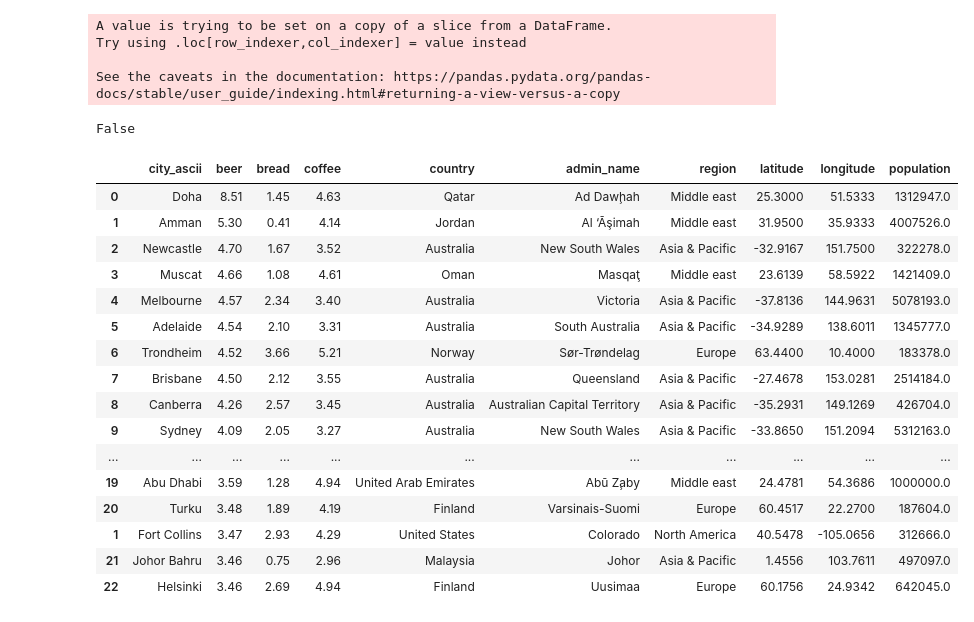
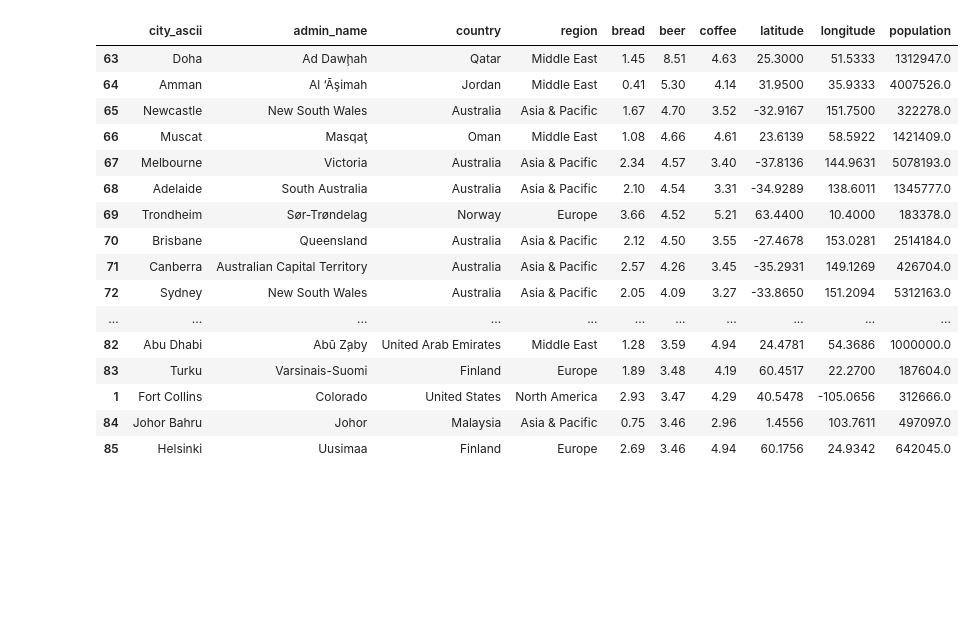
Before and after one commit to christalee/cost-of-drinking, a Jupyter notebook: cola-map.ipynb, the cells around one changed output. Drawn from its saved outputs; the diff is of its cells as text; code cells hidden in the pictures; blank space fills up the shorter version.

Commit message:
put Numbeo data into its own dir, pulled out its analysis; cola-map now focused on mapping

```diff
--- a/cola-map.ipynb
+++ b/cola-map.ipynb
@@ -5,4 +5,6 @@ import folium
 import geocoder
 from requests import Session
 # %%
-# numbeo = pd.read_csv('data/numbeo.csv')
+# numbeo = pd.read_csv('data/numbeo/numbeo.csv')
+numbeo_clean = pd.read_csv('data/numbeo/numbeo_clean.csv')
+numbeo_clean = numbeo_clean.drop(columns=['Unnamed: 0'])
@@ -42,12 +10,0 @@ for i in split:
-# %%
-# separate numbeo into US and non-US cities
-# for US cities, add states under admin_name, then merge with city_data latitude, longitude, region, and population
-numbeo_us = numbeo[numbeo['country'] == 'United States']
-numbeo_us["admin_name"] = states
-us_cols = ["city_ascii", 'country','region', 'latitude', 'longitude', 'population', 'admin_name']
-numbeo_us = pd.merge(numbeo_us, city_data[us_cols], how='left', on=['city_ascii', 'country', 'admin_name'])
-# %% [output]
-A value is trying to be set on a copy of a slice from a DataFrame.
-Try using .loc[row_indexer,col_indexer] = value instead
-
-See the caveats in the documentation: https://pandas.pydata.org/pandas-docs/stable/user_guide/indexing.html#returning-a-view-versus-a-copy
@@ -59,27 +11,20 @@ numbeo_globe = pd.merge(numbeo_globe, city_data[globe_cols], how='left', on=['ci
-# %%
-# I don't know why they aren't the same length after they're reunited
-# probably some duplicated values in numbeo_globe due to ambiguities in city, country
-numbeo_admin = pd.concat([numbeo_us, numbeo_globe])
-len(numbeo) == len(numbeo_admin)
-# %% [output]
-False
 # %%
-numbeo_admin.sort_values('beer', ascending=False).head(25)
+numbeo_clean.sort_values('beer', ascending=False).head(25)
 # %% [output]
-|  | city_ascii | beer | bread | coffee | country | admin_name | region | latitude | longitude | population |
-| 0 | Doha | 8.51 | 1.45 | 4.63 | Qatar | Ad Dawḩah | Middle east | 25.3000 | 51.5333 | 1312947.0 |
-| 1 | Amman | 5.30 | 0.41 | 4.14 | Jordan | Al ‘Āşimah | Middle east | 31.9500 | 35.9333 | 4007526.0 |
-| 2 | Newcastle | 4.70 | 1.67 | 3.52 | Australia | New South Wales | Asia & Pacific | -32.9167 | 151.7500 | 322278.0 |
-| 3 | Muscat | 4.66 | 1.08 | 4.61 | Oman | Masqaţ | Middle east | 23.6139 | 58.5922 | 1421409.0 |
-| 4 | Melbourne | 4.57 | 2.34 | 3.40 | Australia | Victoria | Asia & Pacific | -37.8136 | 144.9631 | 5078193.0 |
-| 5 | Adelaide | 4.54 | 2.10 | 3.31 | Australia | South Australia | Asia & Pacific | -34.9289 | 138.6011 | 1345777.0 |
-| 6 | Trondheim | 4.52 | 3.66 | 5.21 | Norway | Sør-Trøndelag | Europe | 63.4400 | 10.4000 | 183378.0 |
-| 7 | Brisbane | 4.50 | 2.12 | 3.55 | Australia | Queensland | Asia & Pacific | -27.4678 | 153.0281 | 2514184.0 |
-| 8 | Canberra | 4.26 | 2.57 | 3.45 | Australia | Australian Capital Territory | Asia & Pacific | -35.2931 | 149.1269 | 426704.0 |
-| 9 | Sydney | 4.09 | 2.05 | 3.27 | Australia | New South Wales | Asia & Pacific | -33.8650 | 151.2094 | 5312163.0 |
+|  | city_ascii | admin_name | country | region | bread | beer | coffee | latitude | longitude | population |
+| 63 | Doha | Ad Dawḩah | Qatar | Middle East | 1.45 | 8.51 | 4.63 | 25.3000 | 51.5333 | 1312947.0 |
+| 64 | Amman | Al ‘Āşimah | Jordan | Middle East | 0.41 | 5.30 | 4.14 | 31.9500 | 35.9333 | 4007526.0 |
+| 65 | Newcastle | New South Wales | Australia | Asia & Pacific | 1.67 | 4.70 | 3.52 | -32.9167 | 151.7500 | 322278.0 |
+| 66 | Muscat | Masqaţ | Oman | Middle East | 1.08 | 4.66 | 4.61 | 23.6139 | 58.5922 | 1421409.0 |
+| 67 | Melbourne | Victoria | Australia | Asia & Pacific | 2.34 | 4.57 | 3.40 | -37.8136 | 144.9631 | 5078193.0 |
+| 68 | Adelaide | South Australia | Australia | Asia & Pacific | 2.10 | 4.54 | 3.31 | -34.9289 | 138.6011 | 1345777.0 |
+| 69 | Trondheim | Sør-Trøndelag | Norway | Europe | 3.66 | 4.52 | 5.21 | 63.4400 | 10.4000 | 183378.0 |
+| 70 | Brisbane | Queensland | Australia | Asia & Pacific | 2.12 | 4.50 | 3.55 | -27.4678 | 153.0281 | 2514184.0 |
+| 71 | Canberra | Australian Capital Territory | Australia | Asia & Pacific | 2.57 | 4.26 | 3.45 | -35.2931 | 149.1269 | 426704.0 |
+| 72 | Sydney | New South Wales | Australia | Asia & Pacific | 2.05 | 4.09 | 3.27 | -33.8650 | 151.2094 | 5312163.0 |
 | ... | ... | ... | ... | ... | ... | ... | ... | ... | ... | ... |
-| 19 | Abu Dhabi | 3.59 | 1.28 | 4.94 | United Arab Emirates | Abū Z̧aby | Middle east | 24.4781 | 54.3686 | 1000000.0 |
-| 20 | Turku | 3.48 | 1.89 | 4.19 | Finland | Varsinais-Suomi | Europe | 60.4517 | 22.2700 | 187604.0 |
-| 1 | Fort Collins | 3.47 | 2.93 | 4.29 | United States | Colorado | North America | 40.5478 | -105.0656 | 312666.0 |
-| 21 | Johor Bahru | 3.46 | 0.75 | 2.96 | Malaysia | Johor | Asia & Pacific | 1.4556 | 103.7611 | 497097.0 |
-| 22 | Helsinki | 3.46 | 2.69 | 4.94 | Finland | Uusimaa | Europe | 60.1756 | 24.9342 | 642045.0 |
+| 82 | Abu Dhabi | Abū Z̧aby | United Arab Emirates | Middle East | 1.28 | 3.59 | 4.94 | 24.4781 | 54.3686 | 1000000.0 |
+| 83 | Turku | Varsinais-Suomi | Finland | Europe | 1.89 | 3.48 | 4.19 | 60.4517 | 22.2700 | 187604.0 |
+| 1 | Fort Collins | Colorado | United States | North America | 2.93 | 3.47 | 4.29 | 40.5478 | -105.0656 | 312666.0 |
+| 84 | Johor Bahru | Johor | Malaysia | Asia & Pacific | 0.75 | 3.46 | 2.96 | 1.4556 | 103.7611 | 497097.0 |
+| 85 | Helsinki | Uusimaa | Finland | Europe | 2.69 | 3.46 | 4.94 | 60.1756 | 24.9342 | 642045.0 |
```
Also changed, not shown: parts of 20 cells of this notebook, 14 other files.
